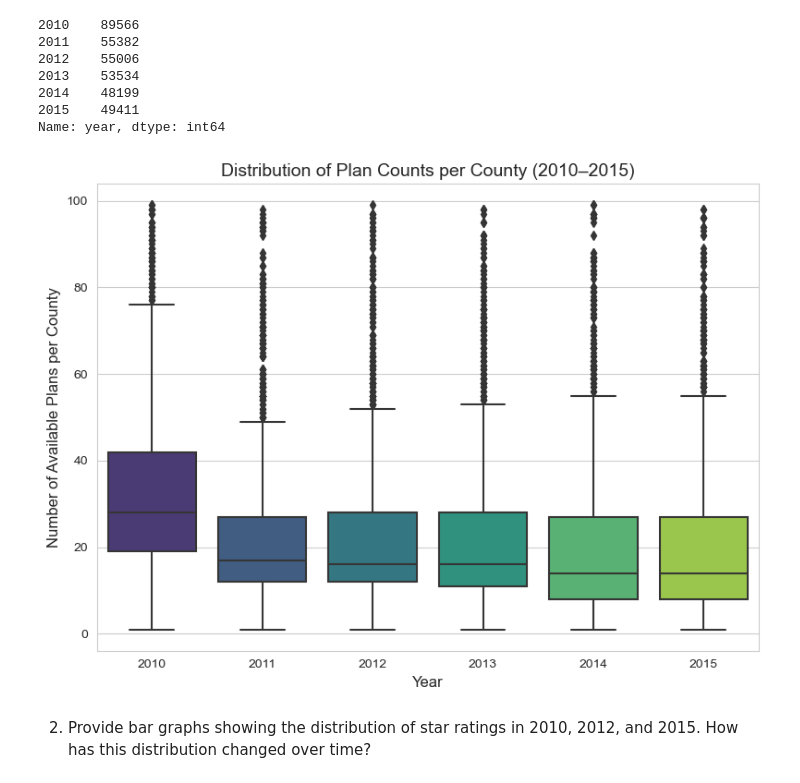
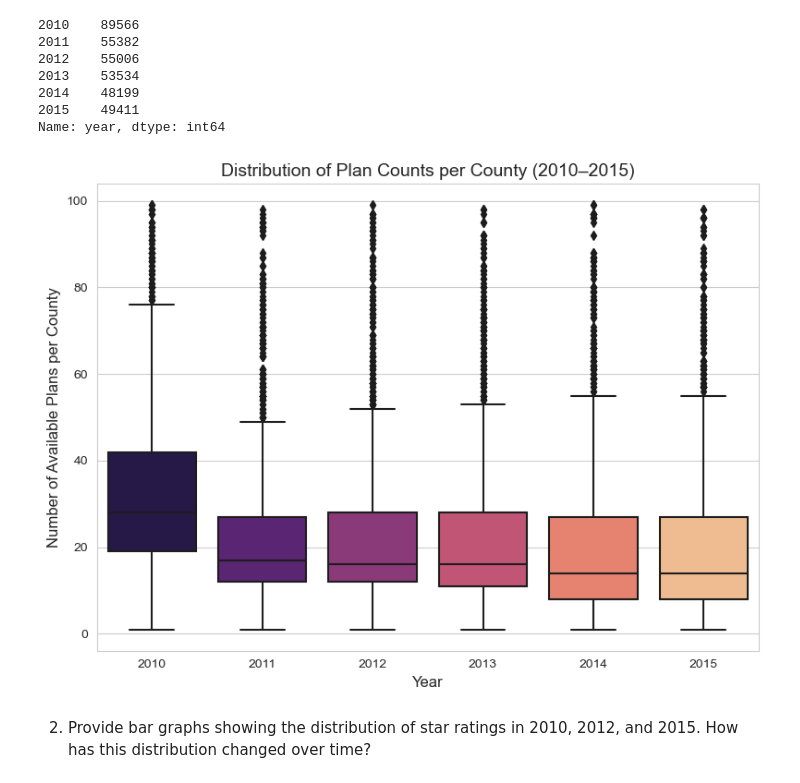
Before and after one commit to ellenwu-git/homework4, a Jupyter notebook: submission2/analysis/homework4-2.ipynb, the cells around one changed output. Cells and saved outputs as stored; diff of their text form; code cells hidden in the pictures.

```diff
--- a/submission2/analysis/homework4-2.ipynb
+++ b/submission2/analysis/homework4-2.ipynb
@@ -64,21 +62,21 @@ plan_counts = (
 # %%
 # Remove extreme outliers — cap plan counts over 100
 filtered_plan_counts = plan_counts[plan_counts["plan_count"] < 100]
 
 # Plot
 plt.figure(figsize=(8, 6))
 sns.set_style("whitegrid")
-sns.boxplot(x="year", y="plan_count", data=filtered_plan_counts, palette="viridis")
+sns.boxplot(x="year", y="plan_count", data=filtered_plan_counts, palette="magma")
 
 # Tidy up
 plt.title("Distribution of Plan Counts per County (2010–2015)", fontsize=14)
 plt.xlabel("Year", fontsize=12)
 plt.ylabel("Number of Available Plans per County", fontsize=12)
 plt.xticks(rotation=0)
 plt.tight_layout()
 plt.show()
 # %% [output]
-[figure, old version]
+[figure, new version]
 # %% [markdown]
 2. Provide bar graphs showing the distribution of star ratings in 2010, 2012, and 2015. How has this distribution changed over time?
 # %%
```
Also changed, not shown: parts of 21 cells of this notebook, 4 other files.
